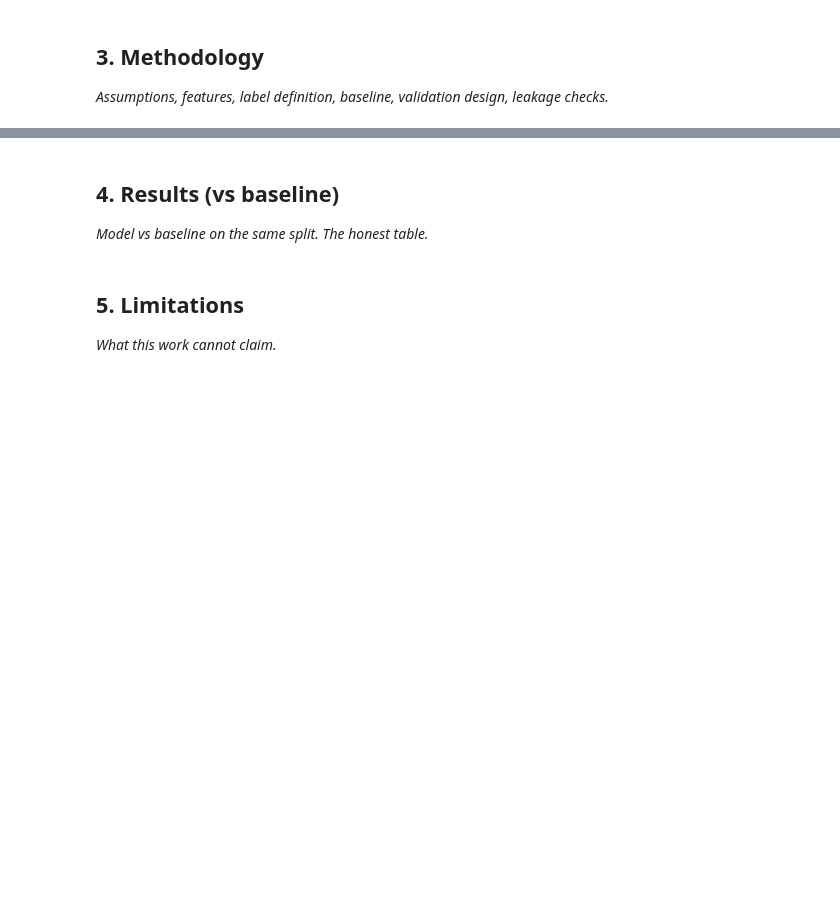
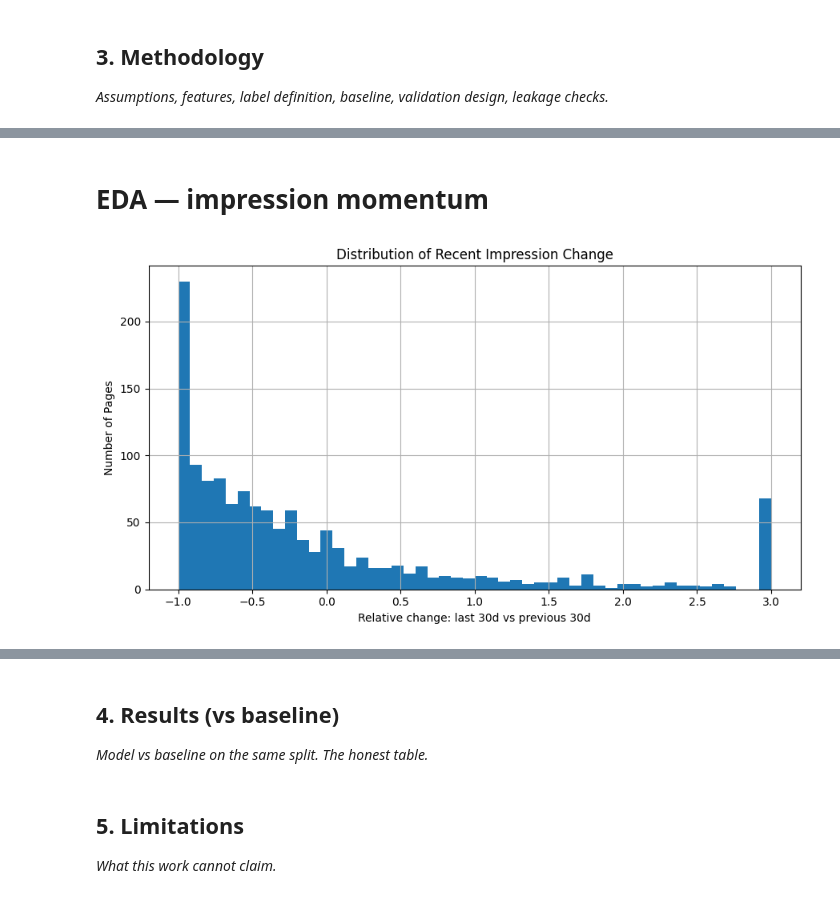
Before and after one commit to Kashaf537/flyrank-ml-internship, a Jupyter notebook: work/notebooks/capstone.ipynb, the cells around one changed output, grey strips where cells are left out. Drawn from its saved outputs; the diff is of its cells as text; code cells hidden in the pictures; blank space fills up the shorter version.

```diff
--- a/work/notebooks/capstone.ipynb
+++ b/work/notebooks/capstone.ipynb
@@ -20,0 +797,22 @@ This skeleton is yours to fill. Work the sections **in order** — each one has
+# %% [markdown]
+# EDA — impression momentum
+# %%
+# ============================================================
+# EDA — Impression change distribution
+# ============================================================
+
+plt.figure(figsize=(9, 5))
+
+model_df["impression_change"].clip(
+    lower=-1,
+    upper=3
+).dropna().hist(bins=50)
+
+plt.title("Distribution of Recent Impression Change")
+plt.xlabel("Relative change: last 30d vs previous 30d")
+plt.ylabel("Number of Pages")
+
+plt.tight_layout()
+plt.show()
+# %% [output]
+[figure, added]
```
Also changed, not shown: parts of 39 cells of this notebook.
